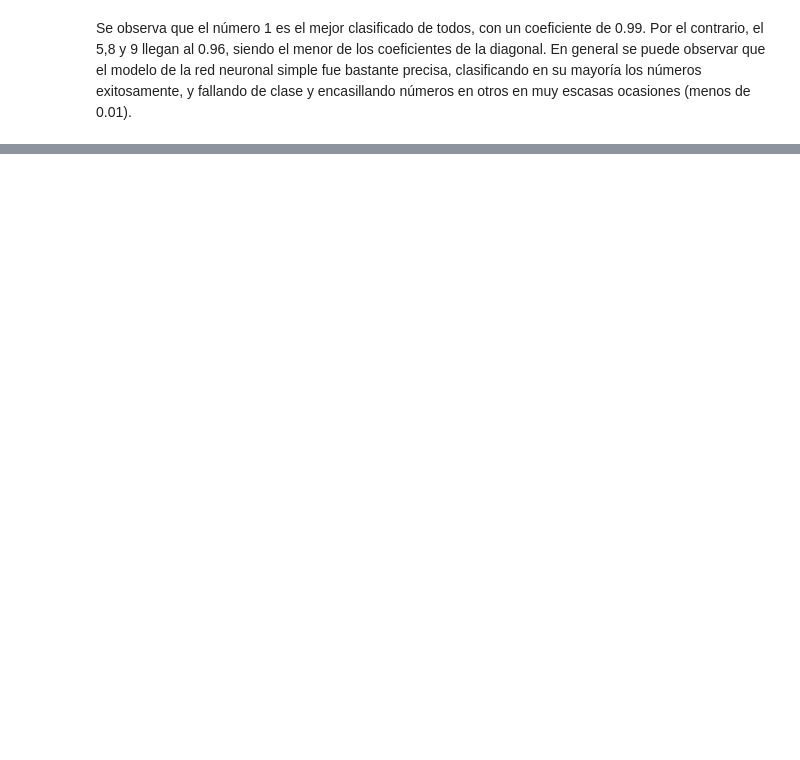
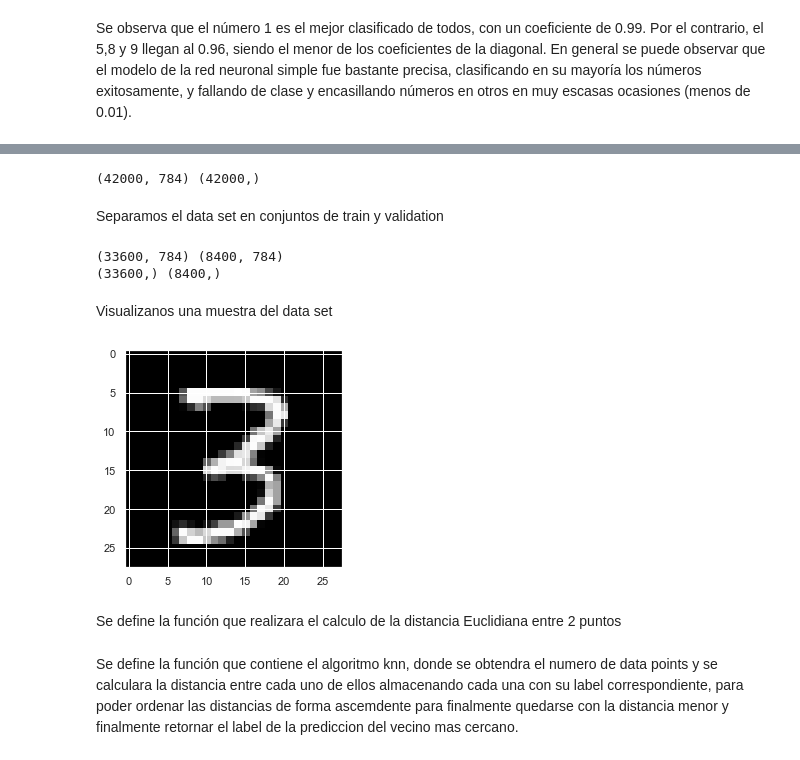
Before and after one commit to AndresQuinto5/HT3-DS, a Jupyter notebook: Lab3.ipynb, the cells around one changed output, grey strips where cells are left out. Drawn from its saved outputs; the diff is of its cells as text; code cells hidden in the pictures; blank space fills up the shorter version.

```diff
--- a/Lab3.ipynb
+++ b/Lab3.ipynb
@@ -184,0 +225,32 @@ Se observa que el número 1 es el mejor clasificado de todos, con un coeficiente
+# %%
+x = df.drop(['label'], axis = 1)
+y = df['label']
+x = x/255.0
+test_df = df/255.0
+x = x.values
+test_df = test_df.values
+# %%
+print(x.shape, y.shape)
+# %% [output]
+(42000, 784) (42000,)
+# %% [markdown]
+Separamos el data set en conjuntos de train y validation
+# %%
+x_train, x_val, y_train, y_val = train_test_split(x, y, test_size = 0.2, random_state = 89)
+print(x_train.shape, x_val.shape)
+print(y_train.shape, y_val.shape)
+# %% [output]
+(33600, 784) (8400, 784)
+(33600,) (8400,)
+# %% [markdown]
+Visualizanos una muestra del data set
+# %%
+def drawImg(sample):
+    sample = sample.reshape((28,28))
+    plt.imshow(sample, cmap = 'gray')
+img = x_train[10]
+drawImg(img)
+# %% [output]
+[figure, added]
+# %% [markdown]
+Se define la función que realizara el calculo de la distancia Euclidiana entre 2 puntos
@@ -184,0 +260,2 @@ Se observa que el número 1 es el mejor clasificado de todos, con un coeficiente
+# %% [markdown]
+Se define la función que contiene el algoritmo knn, donde se obtendra el numero de data points y se calculara la distancia entre cada uno de ellos almacenando cada una con su label correspondiente, para poder ordenar las distancias de forma ascemdente para finalmente quedarse con la distancia menor y finalmente retornar el label de la prediccion del vecino mas cercano.
```
Also changed, not shown: parts of 43 cells of this notebook.
